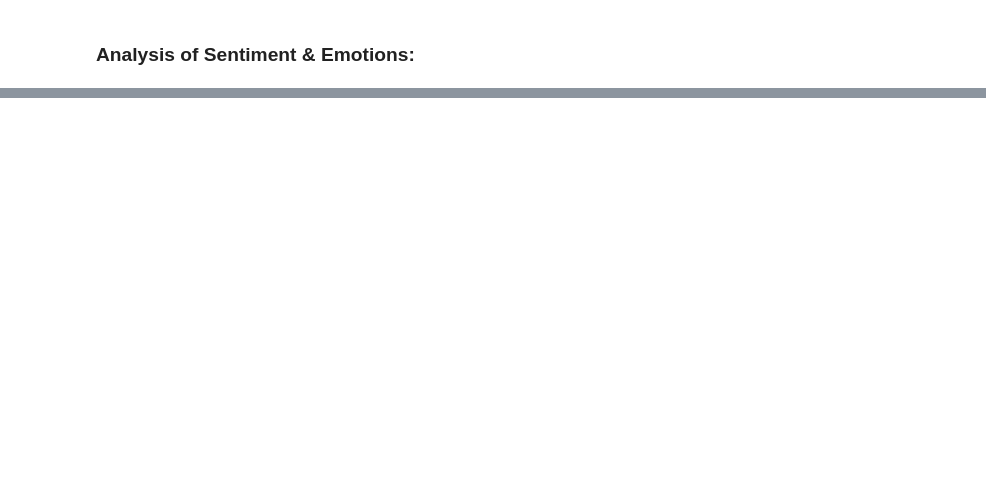
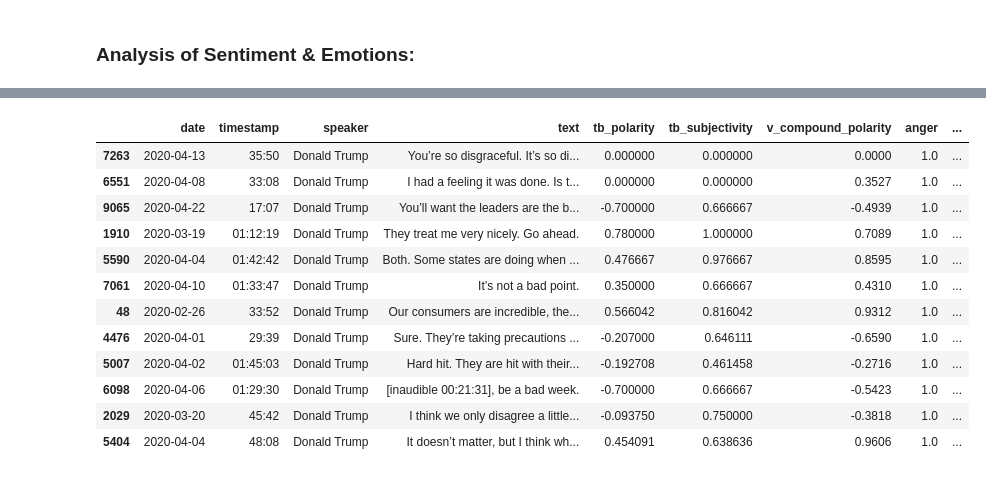
Before and after one commit to brendoncampbell/corona-briefing-tones, a Jupyter notebook: src/analysis.ipynb, the cells around one changed output, grey strips where cells are left out. Cells and saved outputs as stored; diff of their text form; code cells hidden in the pictures; blank space fills up the shorter version.

```diff
--- a/src/analysis.ipynb
+++ b/src/analysis.ipynb
@@ -49,6 +103,19 @@ alt.Chart(df).mark_line().encode(
 # %%
-# look at trump's most negative tweets
-# showcase some of the iconic moments (easter, somber about deaths )
+# look at trump's most angry passages
+# why do we see so many 1s here??
 
-trump_df.sort_values(by='polarity', ascending=False)[:12]
-trump_df.sort_values(by='polarity')[:12]
+trump_df.sort_values(by='anger', ascending=False)[:12]
+# %% [output]
+|  | date | timestamp | speaker | text | tb_polarity | tb_subjectivity | v_compound_polarity | anger | ... |
+| 7263 | 2020-04-13 | 35:50 | Donald Trump | You’re so disgraceful. It’s so di... | 0.000000 | 0.000000 | 0.0000 | 1.0 | ... |
+| 6551 | 2020-04-08 | 33:08 | Donald Trump | I had a feeling it was done. Is t... | 0.000000 | 0.000000 | 0.3527 | 1.0 | ... |
+| 9065 | 2020-04-22 | 17:07 | Donald Trump | You’ll want the leaders are the b... | -0.700000 | 0.666667 | -0.4939 | 1.0 | ... |
+| 1910 | 2020-03-19 | 01:12:19 | Donald Trump | They treat me very nicely. Go ahead. | 0.780000 | 1.000000 | 0.7089 | 1.0 | ... |
+| 5590 | 2020-04-04 | 01:42:42 | Donald Trump | Both. Some states are doing when ... | 0.476667 | 0.976667 | 0.8595 | 1.0 | ... |
+| 7061 | 2020-04-10 | 01:33:47 | Donald Trump | It’s not a bad point. | 0.350000 | 0.666667 | 0.4310 | 1.0 | ... |
+| 48 | 2020-02-26 | 33:52 | Donald Trump | Our consumers are incredible, the... | 0.566042 | 0.816042 | 0.9312 | 1.0 | ... |
+| 4476 | 2020-04-01 | 29:39 | Donald Trump | Sure. They’re taking precautions ... | -0.207000 | 0.646111 | -0.6590 | 1.0 | ... |
+| 5007 | 2020-04-02 | 01:45:03 | Donald Trump | Hard hit. They are hit with their... | -0.192708 | 0.461458 | -0.2716 | 1.0 | ... |
+| 6098 | 2020-04-06 | 01:29:30 | Donald Trump | [inaudible 00:21:31], be a bad week. | -0.700000 | 0.666667 | -0.5423 | 1.0 | ... |
+| 2029 | 2020-03-20 | 45:42 | Donald Trump | I think we only disagree a little... | -0.093750 | 0.750000 | -0.3818 | 1.0 | ... |
+| 5404 | 2020-04-04 | 48:08 | Donald Trump | It doesn’t matter, but I think wh... | 0.454091 | 0.638636 | 0.9606 | 1.0 | ... |
```
Also changed, not shown: parts of 20 cells of this notebook, 1 other file.
